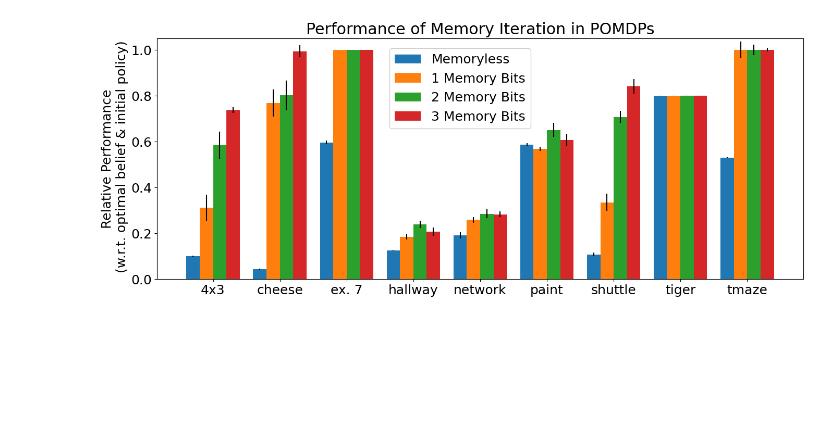
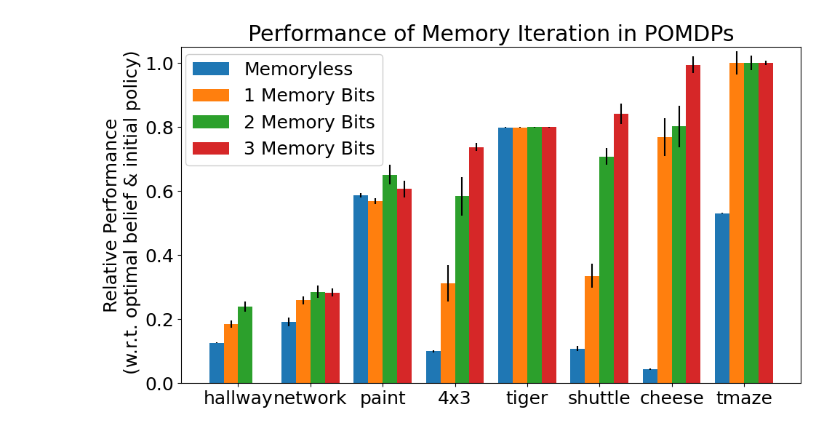
Before and after one commit to camall3n/grl, a Jupyter notebook: scripts/plotting/mi_performance.ipynb, the cells around one changed output. Drawn from its saved outputs; the diff is of its cells as text; code cells hidden in the pictures; blank space fills up the shorter version.

```diff
--- a/scripts/plotting/mi_performance.ipynb
+++ b/scripts/plotting/mi_performance.ipynb
@@ -31,9 +31,12 @@ split_by = [arg for arg in args_to_keep if arg != 'seed']
 # or optimal state soln. ('belief' | 'state')
 compare_to = 'belief'
 
+# spec_plot_order = [
+#     'example_7', 'tmaze_5_two_thirds_up', 'tiger-alt-start', 'paint.95', 'cheese.95', 'network',
+#     'shuttle.95', '4x3.95', 'hallway'
+# ]
 spec_plot_order = [
-    'example_7', 'tmaze_5_two_thirds_up', 'tiger-alt-start', 'paint.95', 'cheese.95', 'network',
-    'shuttle.95', '4x3.95', 'hallway'
+   'hallway', 'network', 'paint.95', '4x3.95', 'tiger-alt-start', 'shuttle.95', 'cheese.95', 'tmaze_5_two_thirds_up'
 ]
 
 # game_name = 'prisoners_dilemma'
@@ -115,8 +117,8 @@ for results_path in results_dir.iterdir():
     info = load_info(results_path)
 
     args = info['args']
-#     if args['spec'] not in prisoners_spec_map.keys():
-#         continue
+    if args['spec'] not in spec_plot_order:
+        continue
 
     # agent = info['agent']
     init_policy_info = info['logs']['initial_policy_stats']
@@ -190,3 +176,5 @@ normalized_df
+# %%
+normalized_df.loc[(normalized_df['spec'] == 'hallway') & (normalized_df['n_mem_states'] == 8), 'final_mem_perf'] = 0
 # %%
 # normalized_df[normalized_df['spec'] == 'prisoners_dilemma_all_c']
 seeds = normalized_df[normalized_df['spec'] == 'tmaze_5_two_thirds_up']['seed'].unique()
@@ -217,11 +205,23 @@ std_errs = groups.std()
 std_errs['init_improvement_perf'] /= np.sqrt(len(seeds))
 std_errs['final_mem_perf'] /= np.sqrt(len(seeds))
 
+# SORTING
+sorted_mean_df = pd.DataFrame()
+sorted_std_err_df = pd.DataFrame()
+
+for spec in spec_plot_order:
+    mean_spec_df = means[means['spec'] == spec]
+    std_err_spec_df = std_errs[std_errs['spec'] == spec]
+    sorted_mean_df = pd.concat([sorted_mean_df, mean_spec_df])
+    sorted_std_err_df = pd.concat([sorted_std_err_df, std_err_spec_df])
+means = sorted_mean_df
+std_errs = sorted_std_err_df
+
 num_n_mem = list(sorted(normalized_df['n_mem_states'].unique()))
 
 group_width = 1
 bar_width = group_width / (len(num_n_mem) + 2)
-fig, ax = plt.subplots(figsize=(16, 6))
+fig, ax = plt.subplots(figsize=(11, 6))
 
 specs = means[means['n_mem_states'] == num_n_mem[0]]['spec']
 # spec_order_mapping = [spec_plot_order.index(s) for s in specs]
@@ -231,33 +231,33 @@ xlabels = [maybe_spec_map(l) for l in specs]
 x = np.arange(len(specs))
 
 init_improvement_perf_mean = np.array(means[means['n_mem_states'] == num_n_mem[0]]['init_improvement_perf'])
 init_improvement_perf_std = np.array(std_errs[std_errs['n_mem_states'] == num_n_mem[0]]['init_improvement_perf'])
 
 ax.bar(x + (0 + 1) * bar_width,
        init_improvement_perf_mean,
        bar_width,
        yerr=init_improvement_perf_std,
        label='Memoryless')
 
 for i, n_mem_states in enumerate(num_n_mem):
     curr_mem_mean = np.array(means[means['n_mem_states'] == n_mem_states]['final_mem_perf'])
     curr_mem_std = np.array(std_errs[std_errs['n_mem_states'] == n_mem_states]['final_mem_perf'])
     ax.bar(x + (i + 2) * bar_width,
            curr_mem_mean,
            bar_width,
            yerr=curr_mem_std,
            label=f"{int(np.log2(n_mem_states))} Memory Bits")
 
 ax.set_ylim([0, 1.05])
 ax.set_ylabel(f'Relative Performance\n (w.r.t. optimal {compare_to} & initial policy)')
 ax.set_xticks(x + group_width / 2)
 ax.set_xticklabels(xlabels)
-ax.legend(bbox_to_anchor=(0.35, 0.6), framealpha=0.95)
+ax.legend(bbox_to_anchor=(0.34, 0.62), framealpha=0.95)
 ax.set_title("Performance of Memory Iteration in POMDPs")
 
 downloads = Path().home() / 'Downloads'
 fig_path = downloads / f"{results_dir.stem}.pdf"
 fig.savefig(fig_path, bbox_inches='tight')
 # %% [output]
-[figure, old version]
+[figure, new version]
 # %%
```
Also changed, not shown: parts of 4 cells of this notebook.
